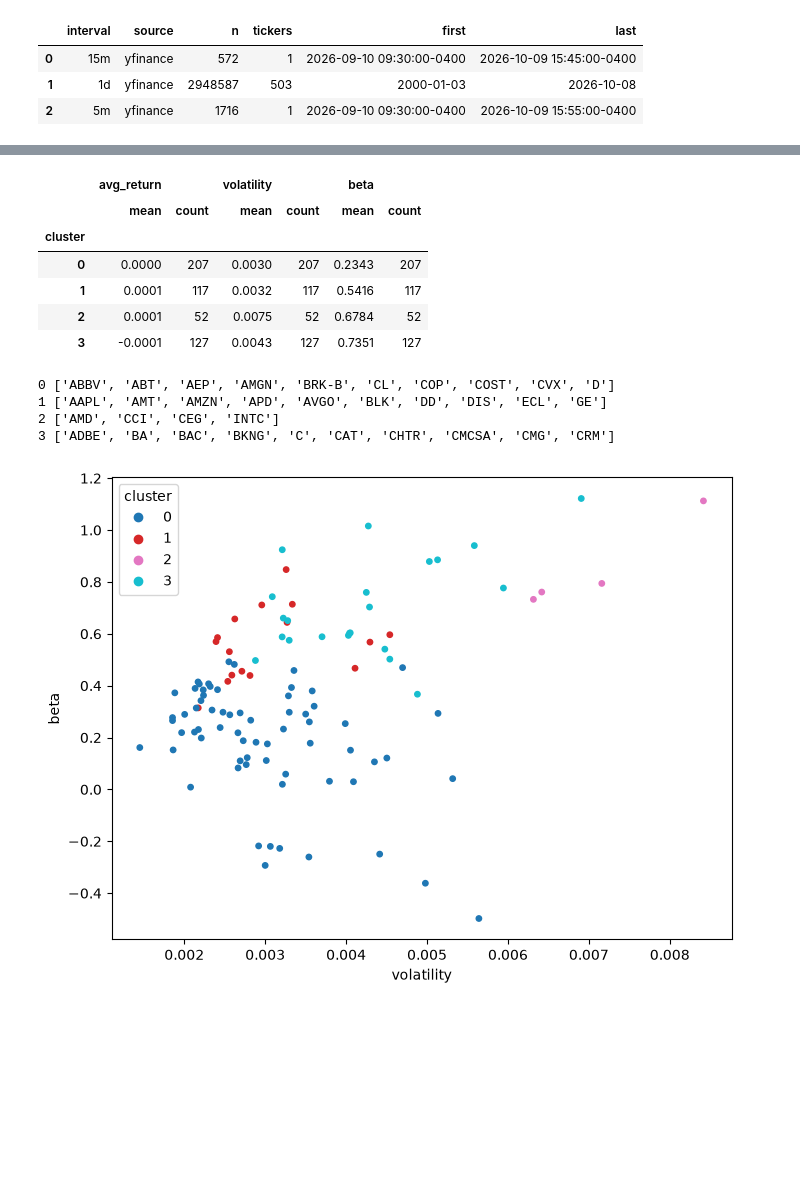
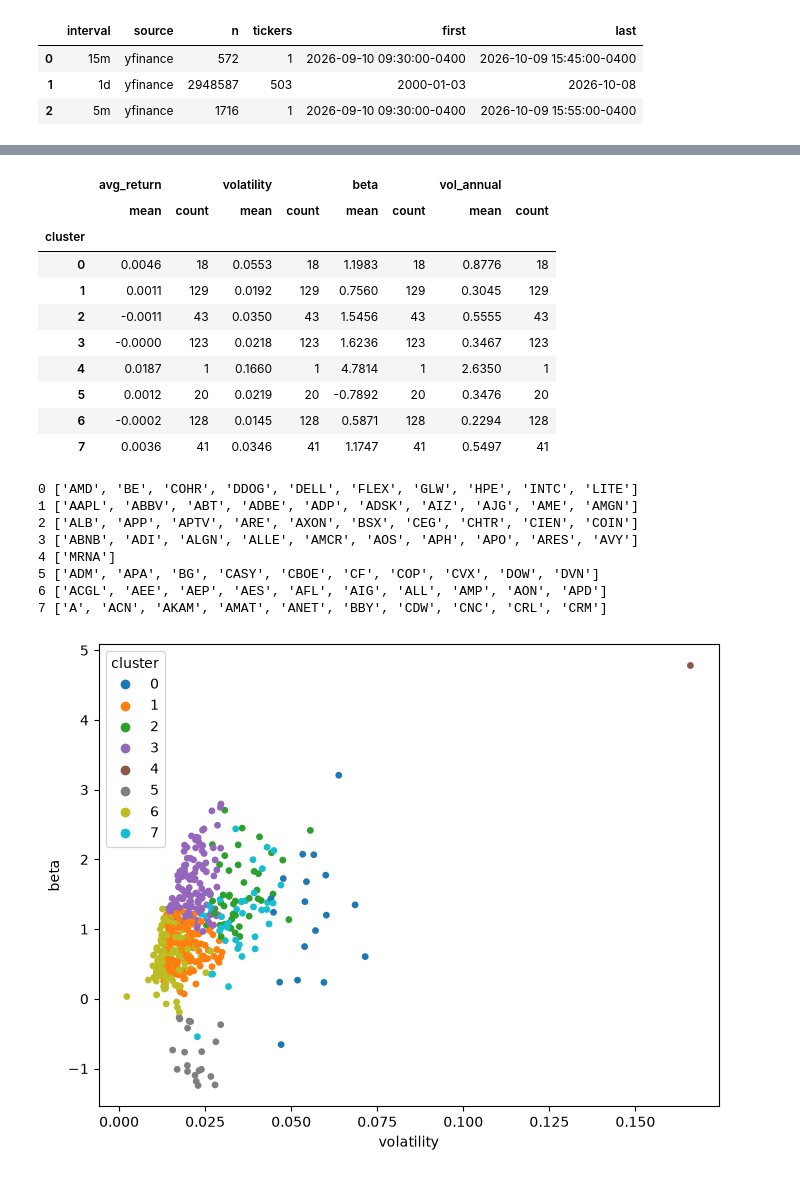
Before and after one commit to mpatelgr/finance-data-pipeline, a Jupyter notebook: notebooks/01_scikit_test.ipynb, the cells around one changed output, grey strips where cells are left out. Drawn from its saved outputs; the diff is of its cells as text; code cells hidden in the pictures; blank space fills up the shorter version.

```diff
--- a/notebooks/01_scikit_test.ipynb
+++ b/notebooks/01_scikit_test.ipynb
@@ -207,9 +207,9 @@ def load_prices(conn, interval="1d", period=None, tickers=None, source=None):
     ]
 
 
-# prices = load_prices(conn, interval="1d", period="6m", source=None)  # adjust values
+prices = load_prices(conn, interval="1d", period="6m", source=None)  # adjust values
 
-prices = regular_hours_only(load_prices(conn, interval="15m", period="6m"))
+# prices = regular_hours_only(load_prices(conn, interval="15m", period="6m"))
 
 prices.head()
 # %% [output]
@@ -416,45 +416,76 @@ def cluster_stocks(profiles, n_clusters=4):
     return pd.Series(km.fit_predict(scaled), index=profiles.index, name="cluster")
 
 
-profiles["cluster"] = cluster_stocks(profiles, n_clusters=4)
+profiles["cluster"] = cluster_stocks(profiles, n_clusters=8)
 profiles.groupby("cluster").agg(["mean", "count"]).round(4)
 # %% [output]
-|  | avg_return |  | volatility |  | beta |  |
-|  | mean | count | mean | count | mean | count |
-| cluster |  |  |  |  |  |  |
-| 0 | 0.0000 | 207 | 0.0030 | 207 | 0.2343 | 207 |
-| 1 | 0.0001 | 117 | 0.0032 | 117 | 0.5416 | 117 |
-| 2 | 0.0001 | 52 | 0.0075 | 52 | 0.6784 | 52 |
-| 3 | -0.0001 | 127 | 0.0043 | 127 | 0.7351 | 127 |
+|  | avg_return |  | volatility |  | beta |  | vol_annual |  |
+|  | mean | count | mean | count | mean | count | mean | count |
+| cluster |  |  |  |  |  |  |  |  |
+| 0 | 0.0046 | 18 | 0.0553 | 18 | 1.1983 | 18 | 0.8776 | 18 |
+| 1 | 0.0011 | 129 | 0.0192 | 129 | 0.7560 | 129 | 0.3045 | 129 |
+| 2 | -0.0011 | 43 | 0.0350 | 43 | 1.5456 | 43 | 0.5555 | 43 |
+| 3 | -0.0000 | 123 | 0.0218 | 123 | 1.6236 | 123 | 0.3467 | 123 |
+| 4 | 0.0187 | 1 | 0.1660 | 1 | 4.7814 | 1 | 2.6350 | 1 |
+| 5 | 0.0012 | 20 | 0.0219 | 20 | -0.7892 | 20 | 0.3476 | 20 |
+| 6 | -0.0002 | 128 | 0.0145 | 128 | 0.5871 | 128 | 0.2294 | 128 |
+| 7 | 0.0036 | 41 | 0.0346 | 41 | 1.1747 | 41 | 0.5497 | 41 |
+# %%
+def annualize_volatility(vol, bars_per_day=1, days_per_year=252):
+    """Convert per-bar volatility to an annualized figure.
+
+    Parameters
+    ----------
+    vol : float or pandas.Series
+        Standard deviation of per-bar returns.
+    bars_per_day : int, optional
+        Number of bars in one trading day. Default is 26, which matches
+        15-minute bars in a regular 6.5-hour session.
+    days_per_year : int, optional
+        Trading days per year. Default is 252.
+
+    Returns
+    -------
+    float or pandas.Series
+        Volatility scaled by ``sqrt(bars_per_day * days_per_year)``.
+    """
+    return vol * (bars_per_day * days_per_year) ** 0.5
+
+
+profiles["vol_annual"] = annualize_volatility(profiles["volatility"])
 # %%
 mask = profiles.index.isin(all_tickers)   # boolean array, one entry per row
 sub_profiles = profiles[mask]
 # %%
 import matplotlib.pyplot as plt
 
-plot_sub = True
+plot_sub = False
 
 fig, ax = plt.subplots(figsize=(8, 6))
 
 if plot_sub:
     scatter = (
         ax.scatter(sub_profiles["volatility"], sub_profiles["beta"], c=sub_profiles["cluster"], cmap="tab10", s=15)
     )
     for c in sorted(sub_profiles["cluster"].unique()):
         print(c, list(sub_profiles[sub_profiles["cluster"] == c].index[:10]))
 else:
     scatter = (
     ax.scatter(profiles["volatility"], profiles["beta"], c=profiles["cluster"], cmap="tab10", s=15)
     )
     for c in sorted(profiles["cluster"].unique()):
         print(c, list(profiles[profiles["cluster"] == c].index[:10]))
 ax.set_xlabel("volatility")
 ax.set_ylabel("beta")
 ax.legend(*scatter.legend_elements(), title="cluster")
 plt.show()
 # %% [output]
-0 ['ABBV', 'ABT', 'AEP', 'AMGN', 'BRK-B', 'CL', 'COP', 'COST', 'CVX', 'D']
-1 ['AAPL', 'AMT', 'AMZN', 'APD', 'AVGO', 'BLK', 'DD', 'DIS', 'ECL', 'GE']
-2 ['AMD', 'CCI', 'CEG', 'INTC']
-3 ['ADBE', 'BA', 'BAC', 'BKNG', 'C', 'CAT', 'CHTR', 'CMCSA', 'CMG', 'CRM']
+0 ['AMD', 'BE', 'COHR', 'DDOG', 'DELL', 'FLEX', 'GLW', 'HPE', 'INTC', 'LITE']
+1 ['AAPL', 'ABBV', 'ABT', 'ADBE', 'ADP', 'ADSK', 'AIZ', 'AJG', 'AME', 'AMGN']
+2 ['ALB', 'APP', 'APTV', 'ARE', 'AXON', 'BSX', 'CEG', 'CHTR', 'CIEN', 'COIN']
+3 ['ABNB', 'ADI', 'ALGN', 'ALLE', 'AMCR', 'AOS', 'APH', 'APO', 'ARES', 'AVY']
+4 ['MRNA']
+5 ['ADM', 'APA', 'BG', 'CASY', 'CBOE', 'CF', 'COP', 'CVX', 'DOW', 'DVN']
+6 ['ACGL', 'AEE', 'AEP', 'AES', 'AFL', 'AIG', 'ALL', 'AMP', 'AON', 'APD']
+7 ['A', 'ACN', 'AKAM', 'AMAT', 'ANET', 'BBY', 'CDW', 'CNC', 'CRL', 'CRM']
-[figure, old version]
+[figure, new version]
```
Also changed, not shown: parts of 5 cells of this notebook.
